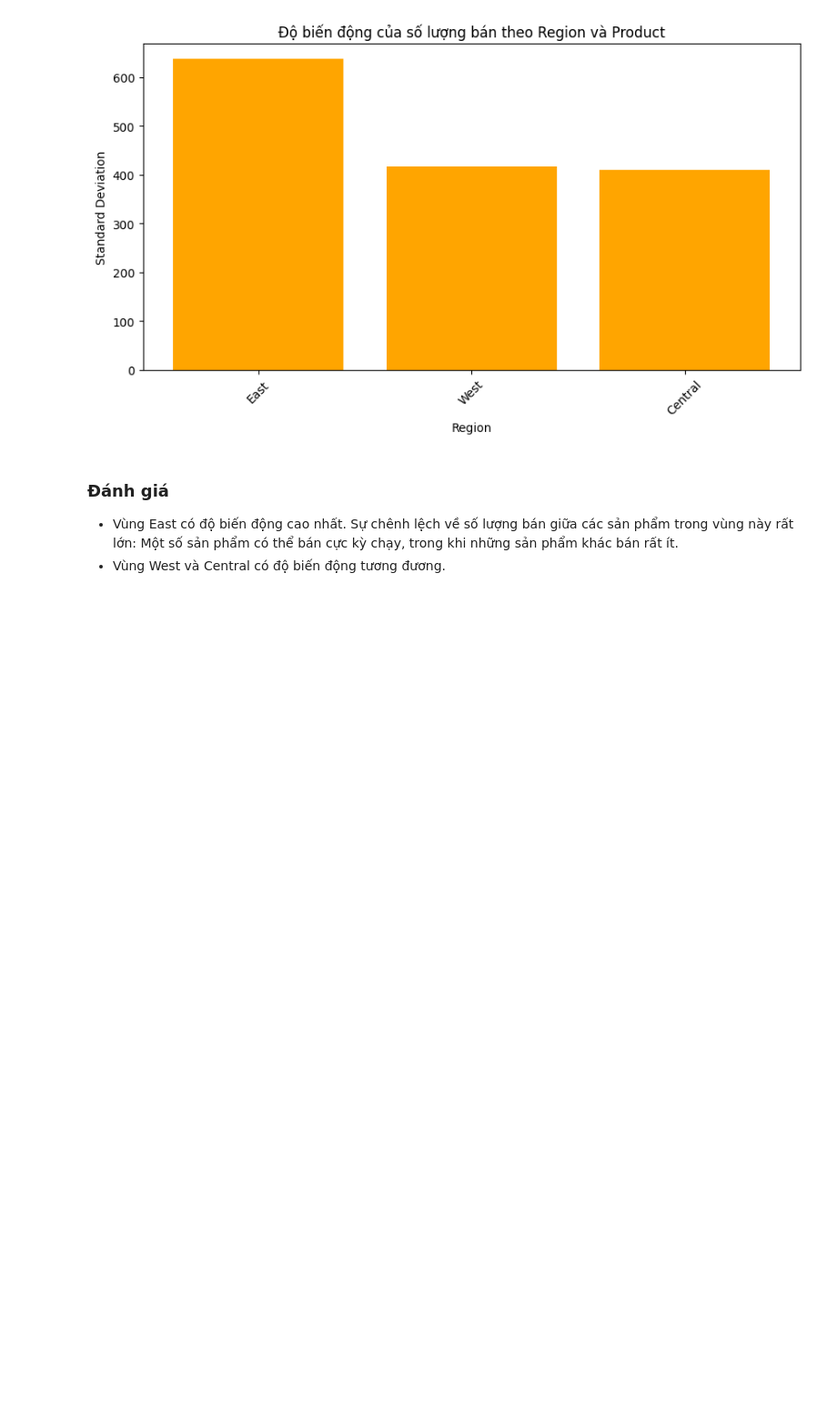
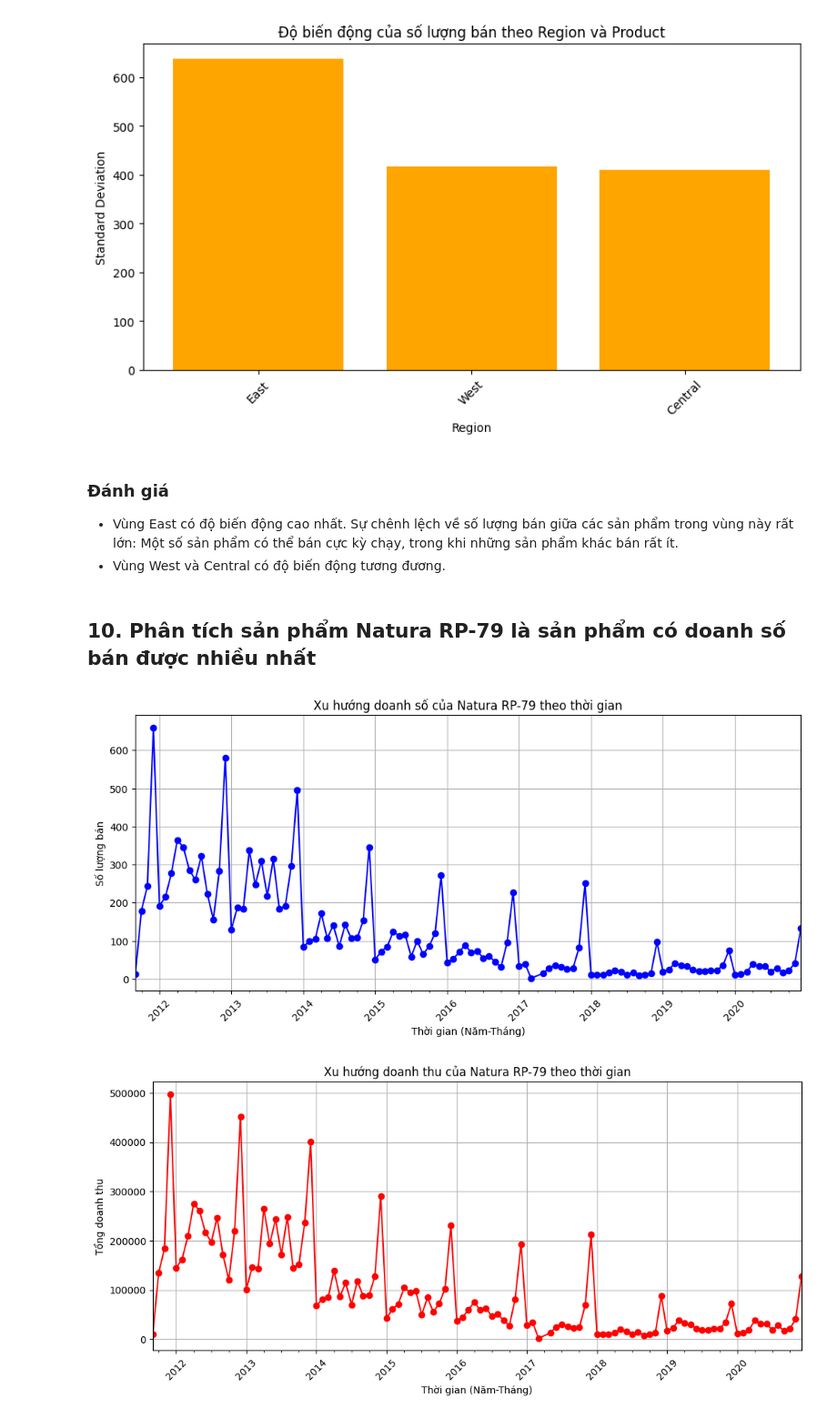
Before and after one commit to HaiAu2501/Try-Some-Models, a Jupyter notebook: tasks/1.ipynb, the cells around one changed output. Shown at 91% size. Cells and saved outputs as stored; diff of their text form; code cells hidden in the pictures; blank space fills up the shorter version.

Commit message:
Natura RP-79

```diff
--- a/tasks/1.ipynb
+++ b/tasks/1.ipynb
@@ -478,3 +478,43 @@ plt.show()
 ### Đánh giá
 - Vùng East có độ biến động cao nhất. Sự chênh lệch về số lượng bán giữa các sản phẩm trong vùng này rất lớn: Một số sản phẩm có thể bán cực kỳ chạy, trong khi những sản phẩm khác bán rất ít.
 - Vùng West và Central có độ biến động tương đương.
+# %% [markdown]
+## 10. Phân tích sản phẩm Natura RP-79 là sản phẩm có doanh số bán được nhiều nhất
+# %%
+# Lọc dữ liệu cho sản phẩm "Natura RP-79"
+natura_rp79_data = df[df["Product"] == "Natura RP-79"]
+
+# Tổng hợp doanh số của sản phẩm theo từng khu vực
+sales_by_region = natura_rp79_data.groupby("Region")["Units"].sum()
+
+# Tổng doanh thu theo từng khu vực
+revenue_by_region = natura_rp79_data.groupby("Region")["Revenue"].sum()
+
+# Tổng hợp doanh số theo thời gian
+sales_over_time = natura_rp79_data.groupby(df["Date"].dt.to_period("M"))["Units"].sum()
+
+# Tổng hợp doanh thu theo thời gian
+revenue_over_time = natura_rp79_data.groupby(df["Date"].dt.to_period("M"))["Revenue"].sum()
+
+# Vẽ biểu đồ doanh số theo thời gian
+plt.figure(figsize=(12, 5))
+sales_over_time.plot(kind="line", marker="o", color="blue")
+plt.xlabel("Thời gian (Năm-Tháng)")
+plt.ylabel("Số lượng bán")
+plt.title("Xu hướng doanh số của Natura RP-79 theo thời gian")
+plt.xticks(rotation=45)
+plt.grid(True)
+plt.show()
+
+# Vẽ biểu đồ doanh thu theo thời gian
+plt.figure(figsize=(12, 5))
+revenue_over_time.plot(kind="line", marker="o", color="red")
+plt.xlabel("Thời gian (Năm-Tháng)")
+plt.ylabel("Tổng doanh thu")
+plt.title("Xu hướng doanh thu của Natura RP-79 theo thời gian")
+plt.xticks(rotation=45)
+plt.grid(True)
+plt.show()
+# %% [output]
+[figure, added]
+[figure, added]
```
Also changed, not shown: parts of 7 cells of this notebook.
